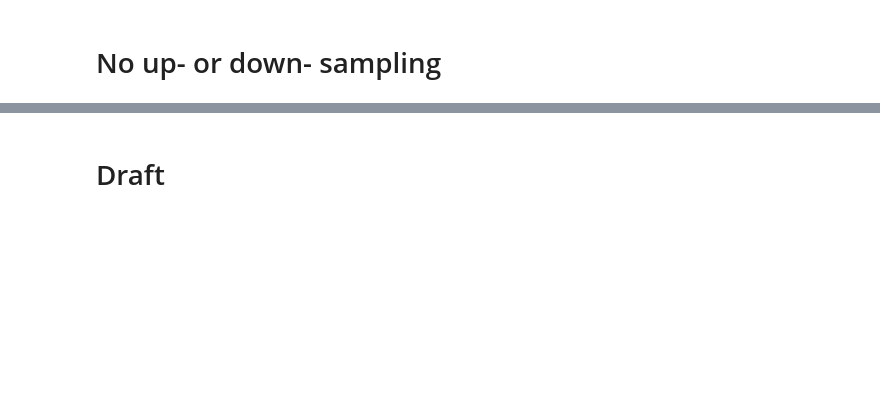
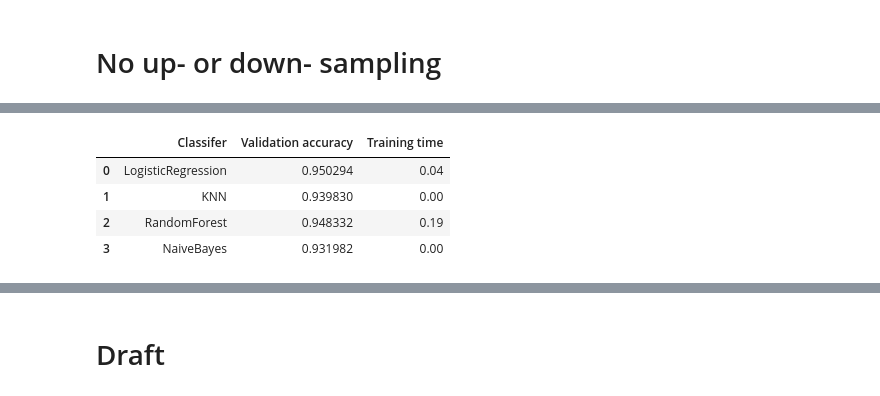
Before and after one commit to YitingChang/DigiPD, a Jupyter notebook: Draft.ipynb, the cells around one changed output, grey strips where cells are left out. Saved outputs shown, nothing was run; the diff lists cells and outputs as text; code cells hidden in the pictures; blank space fills up the shorter version.

```diff
--- a/Draft.ipynb
+++ b/Draft.ipynb
@@ -413,0 +652,8 @@ accuracy
+# %%
+valid_scores
+# %% [output]
+|  | Classifer | Validation accuracy | Training time |
+| 0 | LogisticRegression | 0.950294 | 0.04 |
+| 1 | KNN | 0.939830 | 0.00 |
+| 2 | RandomForest | 0.948332 | 0.19 |
+| 3 | NaiveBayes | 0.931982 | 0.00 |
```
Also changed, not shown: parts of 33 cells of this notebook, 9 other files.
